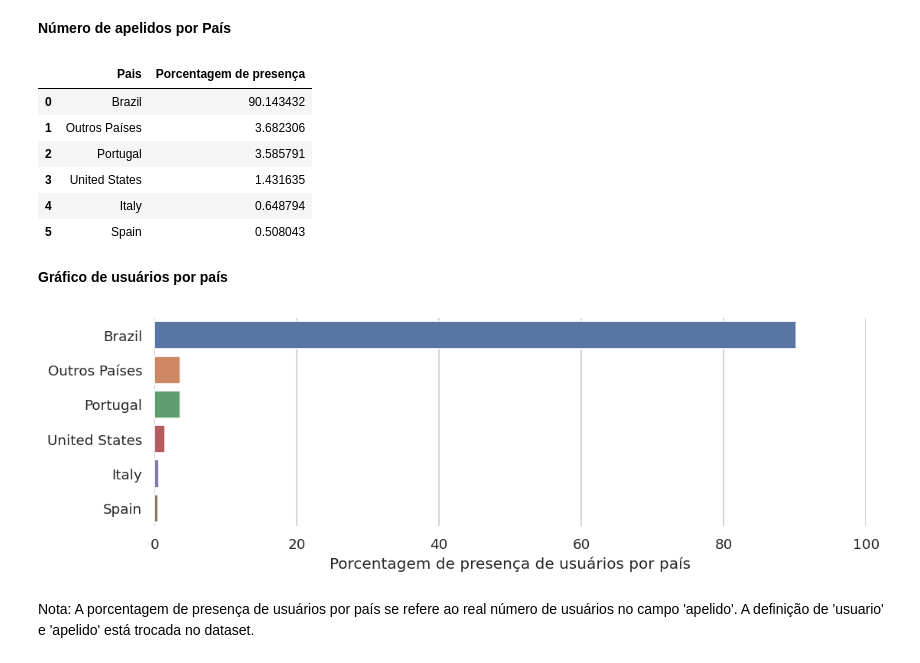
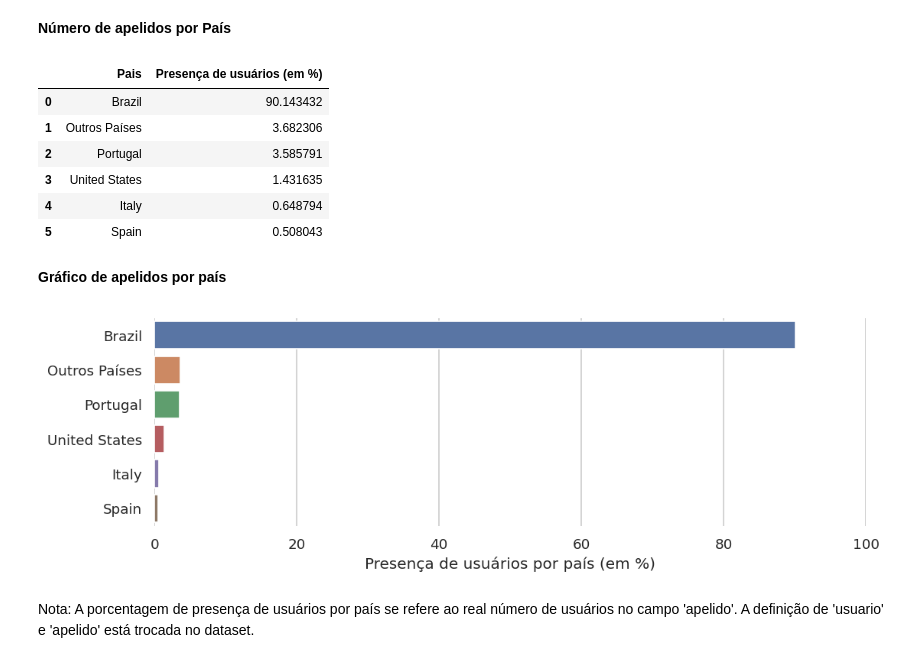
Before and after one commit to ednux/data-science-twitters-covid, a Jupyter notebook: main.ipynb, the cells around one changed output. Saved outputs shown, nothing was run; the diff lists cells and outputs as text; code cells hidden in the pictures.

```diff
--- a/main.ipynb
+++ b/main.ipynb
@@ -195,10 +195,10 @@ apelido_pais_grandes.loc[len(apelido_pais_grandes.index)] = ['Outros Países',ap
 apelido_pais_grandes = apelido_pais_grandes.sort_values("apelido", ascending=False).reset_index(drop=True)
 
 # Exibe o dataset apelido_pais_grandes
-apelido_pais_grandes = apelido_pais_grandes.rename(columns={"pais" : "Pais", "apelido" : "Porcentagem de presença"})
+apelido_pais_grandes = apelido_pais_grandes.rename(columns={"pais" : "Pais", "apelido" : "Presença de usuários (em %)"})
 apelido_pais_grandes
 # %% [output]
-|  | Pais | Porcentagem de presença |
+|  | Pais | Presença de usuários (em %) |
 | 0 | Brazil | 90.143432 |
 | 1 | Outros Países | 3.682306 |
 | 2 | Portugal | 3.585791 |
@@ -206,16 +206,16 @@ apelido_pais_grandes
 | 4 | Italy | 0.648794 |
 | 5 | Spain | 0.508043 |
 # %% [markdown]
-**Gráfico de usuários por país**
+**Gráfico de apelidos por país**
 # %%
 sns.set(style="whitegrid")
 plt.rcParams['figure.dpi'] = 120
 f, ax = plt.subplots(figsize=(10, 3))
 sns.set_color_codes("pastel")
-sns.barplot(x="Porcentagem de presença", y="Pais", data=apelido_pais_grandes)
-ax.set(xlim=(0, 100), ylabel="", xlabel="Porcentagem de presença de usuários por país")
+sns.barplot(x="Presença de usuários (em %)", y="Pais", data=apelido_pais_grandes)
+ax.set(xlim=(0, 100), ylabel="", xlabel="Presença de usuários por país (em %)")
 sns.despine(left=True, bottom=True)
 # %% [output]
-[figure, old version]
+[figure, new version]
 # %% [markdown]
 Nota: A porcentagem de presença de usuários por país se refere ao real número de usuários no campo 'apelido'. A definição de 'usuario' e 'apelido' está trocada no dataset.
```
Also changed, not shown: parts of 3 cells of this notebook.
